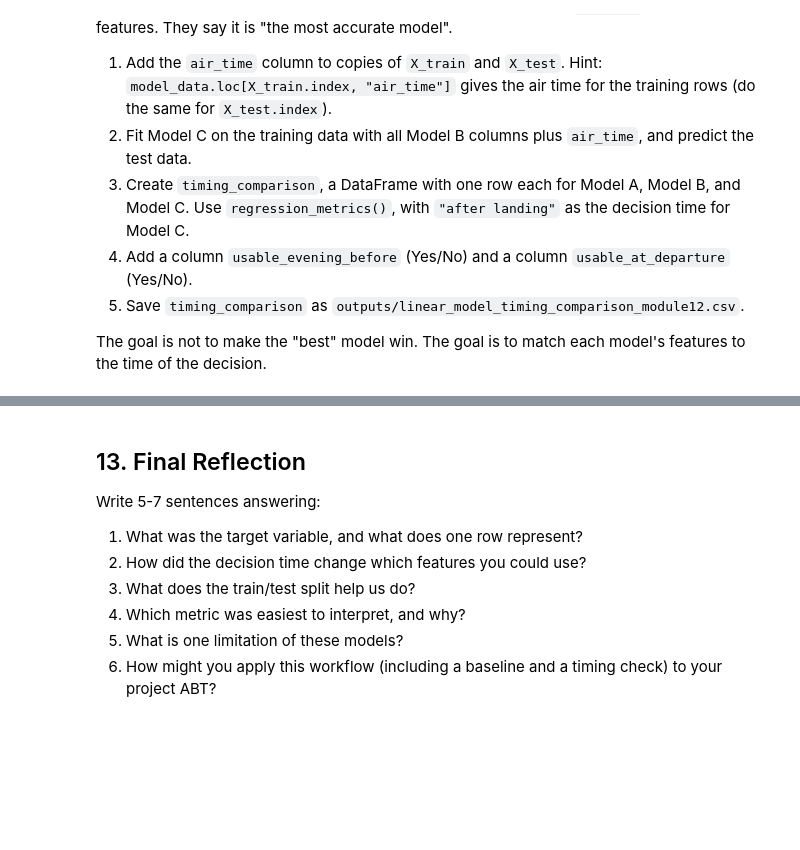
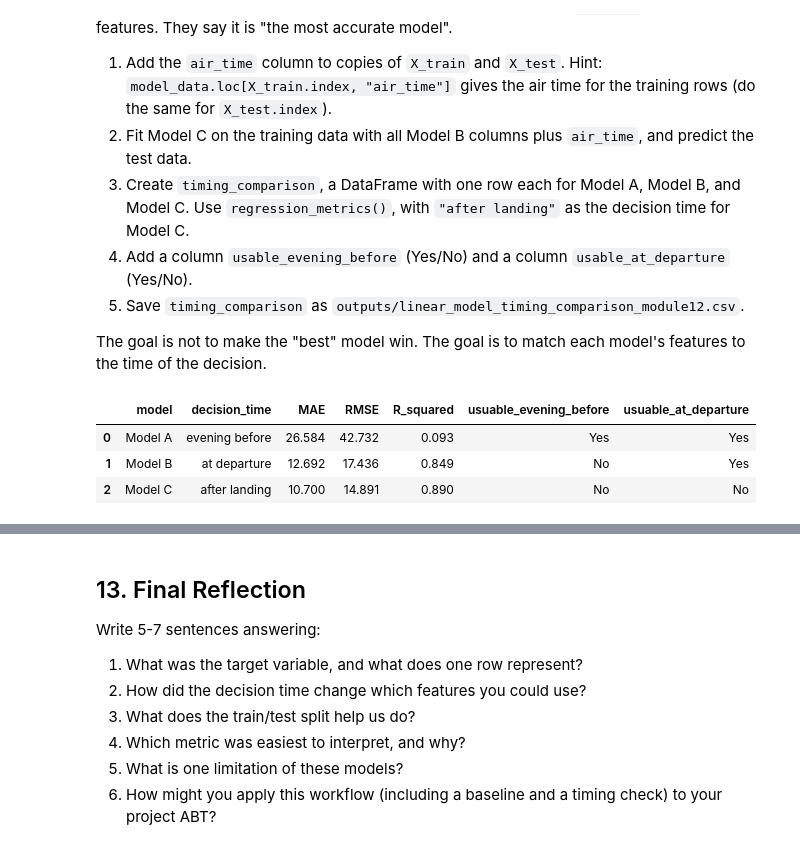
Before and after one commit to camillerose-p/camillepagaduan-ban6003-week-12-13, a Jupyter notebook: notebooks/module12_linear_regression_guided_lab.ipynb, the cells around one changed output, grey strips where cells are left out. Drawn from its saved outputs; the diff is of its cells as text; code cells hidden in the pictures; blank space fills up the shorter version.

Commit message:
Complete Module 12 linear regression lab

```diff
--- a/notebooks/module12_linear_regression_guided_lab.ipynb
+++ b/notebooks/module12_linear_regression_guided_lab.ipynb
@@ -562,10 +702,43 @@ The goal is not to make the "best" model win. The goal is to match each model's
 # Suggested sequence:
 # 1. X_train_c = X_train.copy(); X_train_c["air_time"] = model_data.loc[X_train.index, "air_time"]
 #    (do the same for X_test_c)
-# 2. landing_columns = departure_columns + ["air_time"]; fit model_c and create pred_c.
-# 3. timing_comparison = pd.DataFrame([regression_metrics(...), ...]) for Models A, B, and C.
-# 4. Add the usable_evening_before and usable_at_departure columns.
-# 5. Save timing_comparison with output_dir / "linear_model_timing_comparison_module12.csv".
+X_train_c = X_train.copy()
+X_test_c = X_test.copy()
+
+X_train_c["air_time"] = model_data.loc[X_train.index, "air_time"]
+X_test_c["air_time"] = model_data.loc[X_test.index, "air_time"]
+# %%
+# 2. landing_columns = departure_columns + ["air_time"]; fit model_c and create pred_c.
+landing_columns = departure_columns + ["air_time"]
+
+model_c = LinearRegression()
+model_c.fit(X_train_c[landing_columns], y_train)
+
+pred_c = model_c.predict(X_test_c[landing_columns])
+# %%
+# 3. timing_comparison = pd.DataFrame([regression_metrics(...), ...]) for Models A, B, and C.
+timing_comparison = pd.DataFrame([
+    regression_metrics("Model A", "evening before", y_test, pred_a),
+    regression_metrics("Model B", "at departure", y_test, pred_b),
+    regression_metrics("Model C", "after landing", y_test, pred_c)
+])
+# %%
+# 4. Add the usable_evening_before and usable_at_departure columns.
+timing_comparison["usuable_evening_before"] = ["Yes", "No", "No"]
+timing_comparison["usuable_at_departure"] = ["Yes", "Yes", "No"]
+# %%
+# 5. Save timing_comparison with output_dir / "linear_model_timing_comparison_module12.csv".
+display(timing_comparison.round(3))
+
+timing_comparison.to_csv(
+    output_dir / "linear_model_timing_comparison_module12.csv",
+    index=False
+)
+# %% [output]
+|  | model | decision_time | MAE | RMSE | R_squared | usuable_evening_before | usuable_at_departure |
+| 0 | Model A | evening before | 26.584 | 42.732 | 0.093 | Yes | Yes |
+| 1 | Model B | at departure | 12.692 | 17.436 | 0.849 | No | Yes |
+| 2 | Model C | after landing | 10.700 | 14.891 | 0.890 | No | No |
 # %% [markdown]
 ### Deployment Recommendation
 
```
Also changed, not shown: parts of 25 cells of this notebook, 3 other files.
